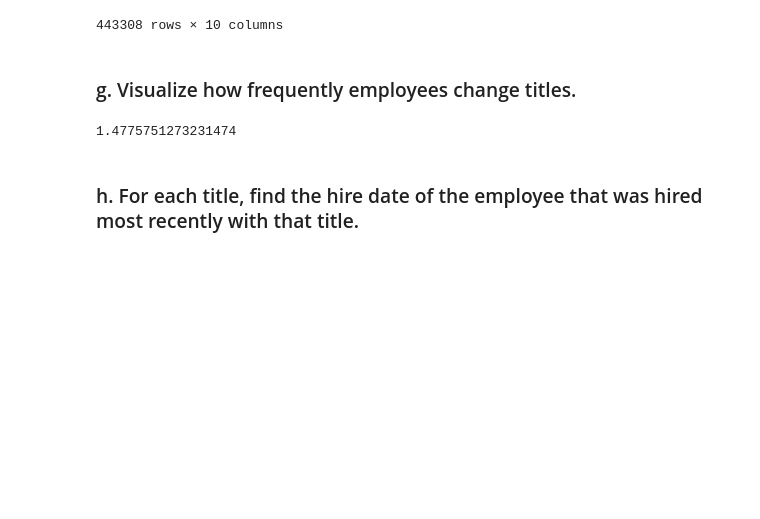
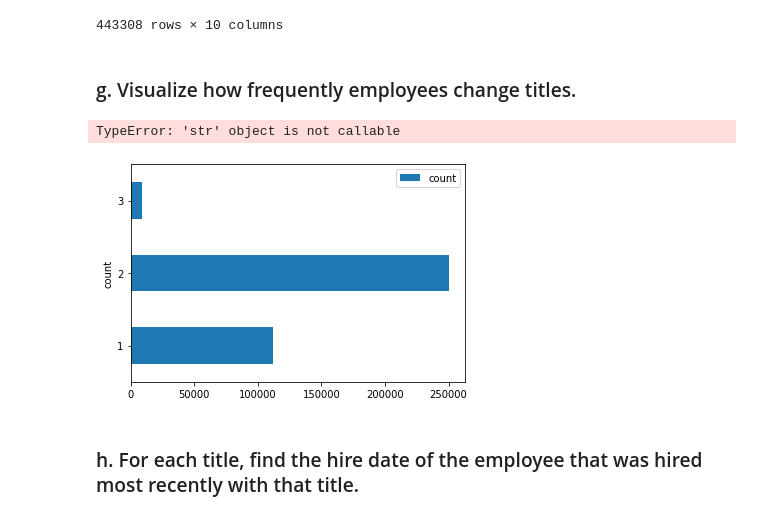
Before and after one commit to Matthew-Mays/numpy-pandas-visualization-exercises, a Jupyter notebook: advanced_dataframes.ipynb, the cells around one changed output. Cells and saved outputs as stored; diff of their text form; code cells hidden in the pictures; blank space fills up the shorter version.

Commit message:
finished advanced_dataframes exercises

```diff
--- a/advanced_dataframes.ipynb
+++ b/advanced_dataframes.ipynb
@@ -268,14 +293,24 @@ emp_titles
 443308 rows × 10 columns
 # %% [markdown]
 ### g. Visualize how frequently employees change titles.
-# %%
-emp_titles = pd.merge(employees, titles, left_on='emp_no', right_on='emp_no')
-title_changes = emp_titles.emp_no.value_counts().sum()
-emp_totals = emp_titles.emp_no.value_counts().count()
-title_rates = title_changes / emp_totals
-title_rates
-# %% [output]
-1.4775751273231474
+# %%
+#create dataframe of dept_emp table with only current employees
+dept_emp = pd.read_sql('SELECT * FROM dept_emp as de WHERE de.to_date > CURDATE()', emp_url)
+#create emp_titles dataframe by merging current dept_emp employees with their titles from titles table
+emp_titles = pd.merge(dept_emp, titles, left_on='emp_no', right_on='emp_no')
+#create agg_emp_titles by grouping employee number and counting titles per person
+agg_emp_titles = emp_titles.groupby('emp_no').title.agg(['count'])
+#merge with emp_titles in order to create a new column on emp_titles
+agg_emp_titles = pd.merge(emp_titles, agg_emp_titles, left_on='emp_no', right_on='emp_no')
+# %%
+#groupby the count column and and count the amount of employees in each count of titles
+count_of_titles = agg_emp_titles.groupby('count').emp_no.agg(['count'])
+#plot a bar graph of the employees
+count_of_titles.plot(kind='barh')
+plt.xlabel('Total Employees')
+# %% [output]
+TypeError: 'str' object is not callable
+[figure, added]
 # %% [markdown]
 ### h. For each title, find the hire date of the employee that was hired most recently with that title.
 # %%
```
Also changed, not shown: parts of 24 cells of this notebook.
